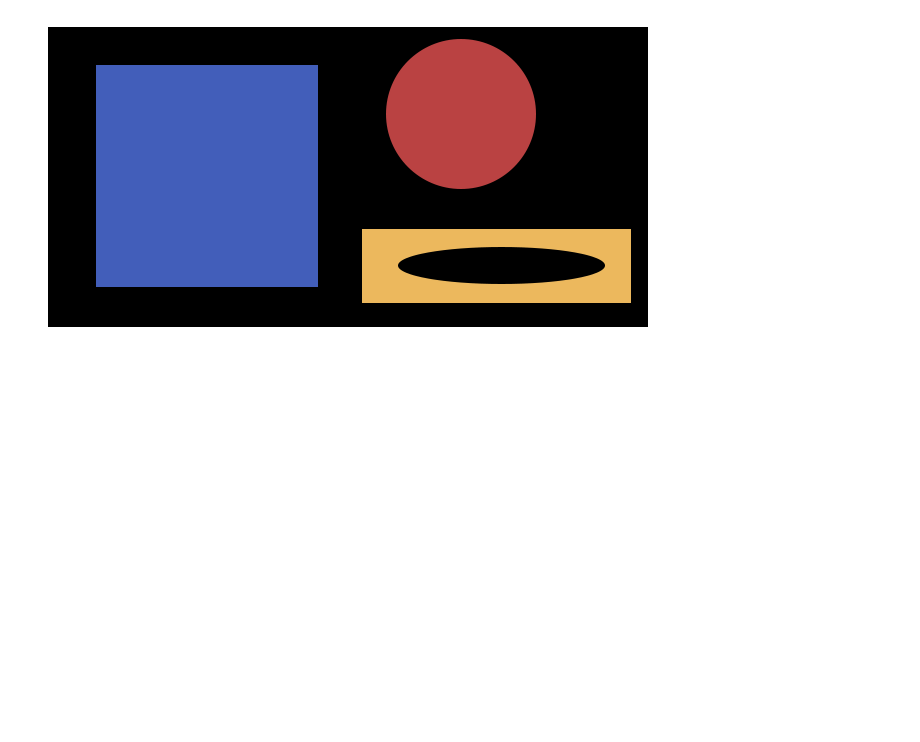
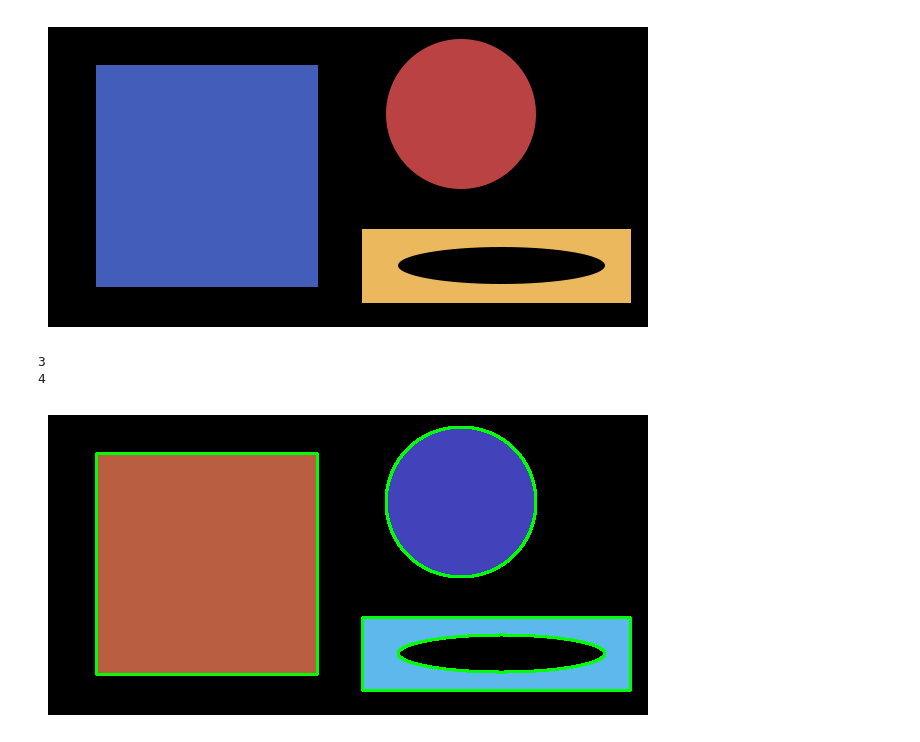
Before and after one commit to KarthikKothareddy/pisgurus, a Jupyter notebook: contours.ipynb, the cells around one changed output. Saved outputs shown, nothing was run; the diff lists cells and outputs as text; code cells hidden in the pictures; blank space fills up the shorter version.

Commit message:
contours initial

```diff
--- a/contours.ipynb
+++ b/contours.ipynb
@@ -42,0 +43,26 @@ contours = im
+# %%
+# find contours
+contours = cv2.findContours(
+    image=gray.copy(),
+    mode=cv2.RETR_LIST,
+    method=cv2.CHAIN_APPROX_SIMPLE
+)
+contours = imutils.grab_contours(contours)
+clone = image.copy()
+print(len(contours))
+
+
+# draw contours
+cv2.drawContours(
+    image=clone,
+    contours=contours,
+    contourIdx=-1,
+    color=(0, 255, 0),
+    thickness=2
+)
+
+display(clone, flip=False, cmap="gray")
+# %% [output]
+3
+4
+[figure, added]
```
Also changed, not shown: parts of 5 cells of this notebook.
